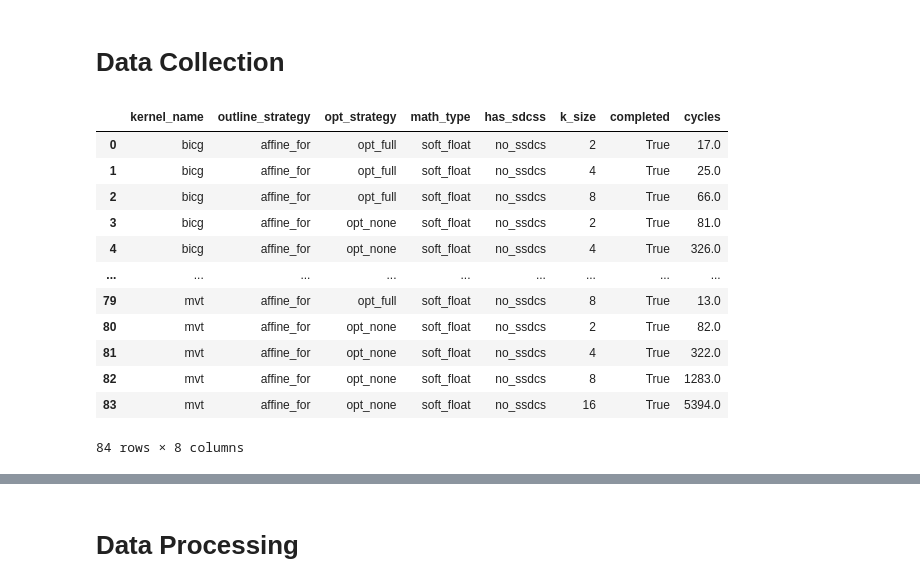
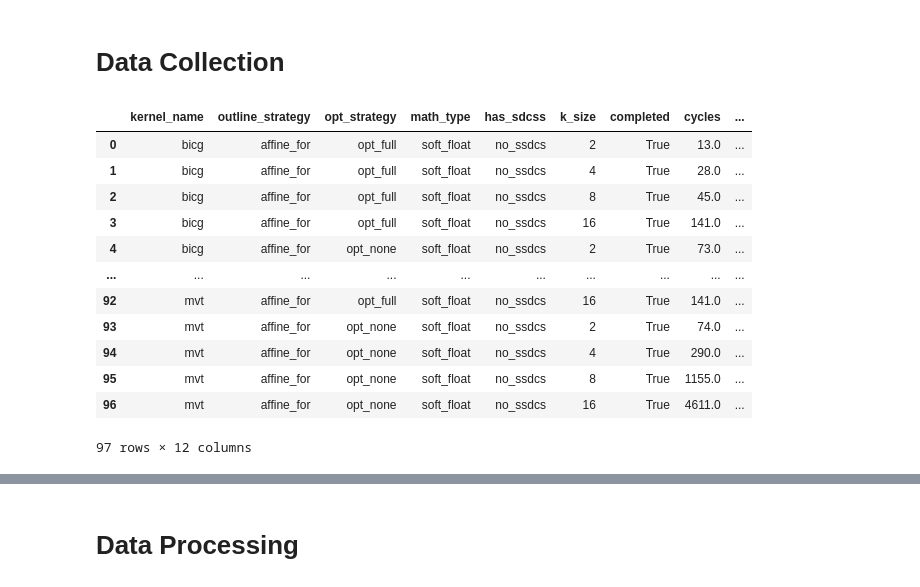
Before and after one commit to tancheng/mlir-cgra, a Jupyter notebook: experiments/polybench/scripts/collect-results.ipynb, the cells around one changed output, grey strips where cells are left out. Cells and saved outputs as stored; diff of their text form; code cells hidden in the pictures.

```diff
--- a/experiments/polybench/scripts/collect-results.ipynb
+++ b/experiments/polybench/scripts/collect-results.ipynb
@@ -48,46 +46,80 @@ with open(jobs_f_name, "r") as f:
         l=f1.readlines()[0]
         cycles = l.replace(' ',"").strip('\n').split('\t')[-1]
 
+
+    tmp_synt_path = '../'+v[0]+'/'+v[1]+'/output/'+v[1]+'_'+v[-1]+'/'+v[6]+'-'+v[8]+'-'+v[9]+'/bambu/HLS_output/Synthesis/vivado_flow/'+v[1]+'_'+v[-1]+'_kernel_report.xml'
+    synthesized = os.path.exists(tmp_synt_path)
+
+    # print(synthesized, tmp_synt_path)
+
+    power=None
+    lut=None
+    dsp=None
+    if (synthesized):
+      syn_results = pd.read_xml(tmp_synt_path,  xpath='.//section//item')
+
+      tmp_df = syn_results.pivot_table(index=None, columns='stringID', values='value').reset_index()
+      lut=tmp_df['XILINX_SLICE_LUTS'][0]
+      dsp=tmp_df['XILINX_DSPS'][0]
+      power=tmp_df['XILINX_POWER'][0]
+
+    else:
+      lut=None
+      dsp=None
+      power=None
+
     v.append(completed)
     v.append(cycles)
-    # print(v)
+    v.append(synthesized)
+    v.append(lut)
+    v.append(dsp)
+    v.append(power)
 
-exp_list
+# exp_list
 
 columns =['path0',
   'kernel_name',
   'path1',
   'path2',
   'path3',
   'outline_strategy',
   'opt_strategy',
   'path4',
   'math_type',
   'has_sdcss',
   'path5',
   'k_size',
   'completed',
-  'cycles']
+  'cycles',
+  'synthesized',
+  'luts',
+  'dsps',
+  'power'
+  ]
 
 soda_opt_df = pd.DataFrame( exp_list ,columns = columns)
 drops = ['path0','path1','path2','path3','path4','path5']
 for v in drops:
   soda_opt_df.drop(v, axis=1, inplace=True)
 
 soda_opt_df['cycles']=soda_opt_df['cycles'].astype(float)
+soda_opt_df['luts']=soda_opt_df['luts'].astype(float)
+soda_opt_df['dsps']=soda_opt_df['dsps'].astype(float)
+soda_opt_df['power']=soda_opt_df['power'].astype(float)
+soda_opt_df['k_size']=soda_opt_df['k_size'].astype(int)
 # df['k_size']=df['k_size'].astype("string")
 soda_opt_df
 # %% [output]
-|  | kernel_name | outline_strategy | opt_strategy | math_type | has_sdcss | k_size | completed | cycles |
-| 0 | bicg | affine_for | opt_full | soft_float | no_ssdcs | 2 | True | 17.0 |
-| 1 | bicg | affine_for | opt_full | soft_float | no_ssdcs | 4 | True | 25.0 |
-| 2 | bicg | affine_for | opt_full | soft_float | no_ssdcs | 8 | True | 66.0 |
-| 3 | bicg | affine_for | opt_none | soft_float | no_ssdcs | 2 | True | 81.0 |
-| 4 | bicg | affine_for | opt_none | soft_float | no_ssdcs | 4 | True | 326.0 |
-| ... | ... | ... | ... | ... | ... | ... | ... | ... |
-| 79 | mvt | affine_for | opt_full | soft_float | no_ssdcs | 8 | True | 13.0 |
-| 80 | mvt | affine_for | opt_none | soft_float | no_ssdcs | 2 | True | 82.0 |
-| 81 | mvt | affine_for | opt_none | soft_float | no_ssdcs | 4 | True | 322.0 |
-| 82 | mvt | affine_for | opt_none | soft_float | no_ssdcs | 8 | True | 1283.0 |
-| 83 | mvt | affine_for | opt_none | soft_float | no_ssdcs | 16 | True | 5394.0 |
+|  | kernel_name | outline_strategy | opt_strategy | math_type | has_sdcss | k_size | completed | cycles | ... |
+| 0 | bicg | affine_for | opt_full | soft_float | no_ssdcs | 2 | True | 13.0 | ... |
+| 1 | bicg | affine_for | opt_full | soft_float | no_ssdcs | 4 | True | 28.0 | ... |
+| 2 | bicg | affine_for | opt_full | soft_float | no_ssdcs | 8 | True | 45.0 | ... |
+| 3 | bicg | affine_for | opt_full | soft_float | no_ssdcs | 16 | True | 141.0 | ... |
+| 4 | bicg | affine_for | opt_none | soft_float | no_ssdcs | 2 | True | 73.0 | ... |
+| ... | ... | ... | ... | ... | ... | ... | ... | ... | ... |
+| 92 | mvt | affine_for | opt_full | soft_float | no_ssdcs | 16 | True | 141.0 | ... |
+| 93 | mvt | affine_for | opt_none | soft_float | no_ssdcs | 2 | True | 74.0 | ... |
+| 94 | mvt | affine_for | opt_none | soft_float | no_ssdcs | 4 | True | 290.0 | ... |
+| 95 | mvt | affine_for | opt_none | soft_float | no_ssdcs | 8 | True | 1155.0 | ... |
+| 96 | mvt | affine_for | opt_none | soft_float | no_ssdcs | 16 | True | 4611.0 | ... |
-84 rows × 8 columns
+97 rows × 12 columns
```
Also changed, not shown: parts of 11 cells of this notebook, 8 other files.
